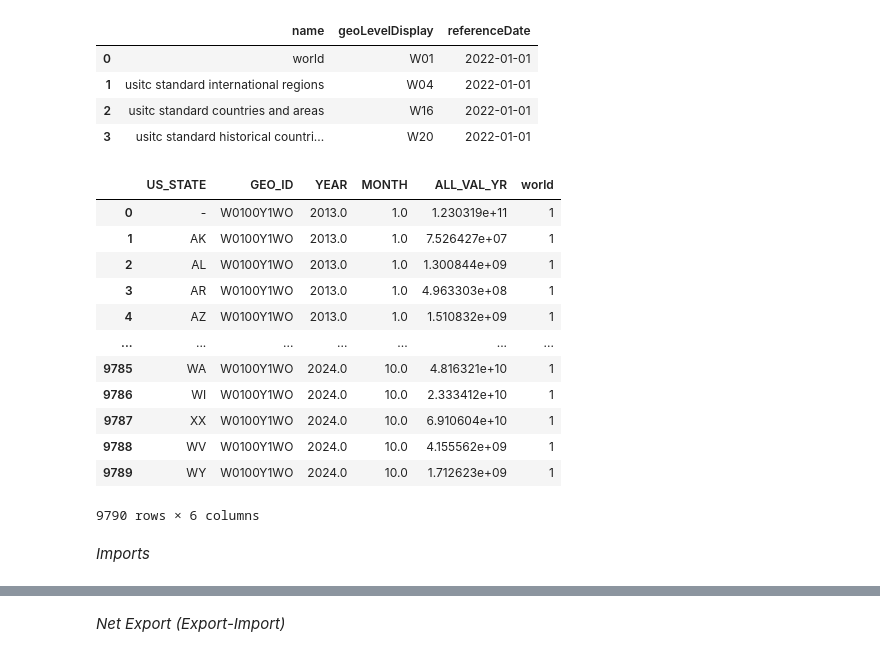
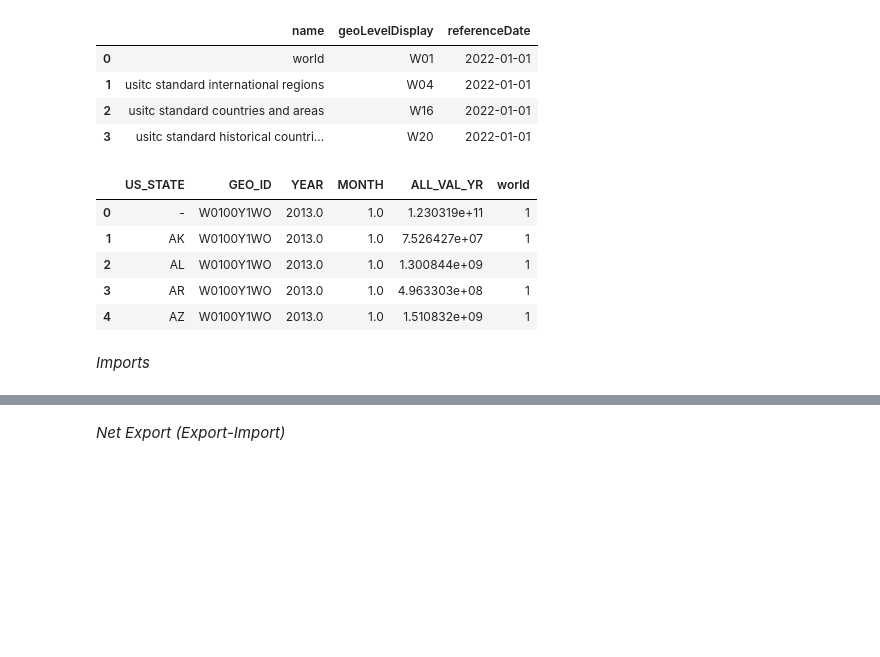
Before and after one commit to JiaYue-Ong/quarto_template, a Jupyter notebook: analysis/1.1-Get_Data.ipynb, the cells around one changed output, grey strips where cells are left out. Cells and saved outputs as stored; diff of their text form; code cells hidden in the pictures; blank space fills up the shorter version.

```diff
--- a/analysis/1.1-Get_Data.ipynb
+++ b/analysis/1.1-Get_Data.ipynb
@@ -204,32 +178,25 @@ US_export.geographies['fips']
 # %%
 US_export_data = US_export.query(
     cols=["US_STATE", "GEO_ID","YEAR","MONTH","ALL_VAL_YR"],
     geo_unit="world:*",
     )
 
 for variable in ["YEAR","MONTH","ALL_VAL_YR"]:
     US_export_data[variable] = US_export_data[variable].astype(float)
 
-US_export_data
+US_export_data.head(n=5)
 # %% [output]
 |  | US_STATE | GEO_ID | YEAR | MONTH | ALL_VAL_YR | world |
 | 0 | - | W0100Y1WO | 2013.0 | 1.0 | 1.230319e+11 | 1 |
 | 1 | AK | W0100Y1WO | 2013.0 | 1.0 | 7.526427e+07 | 1 |
 | 2 | AL | W0100Y1WO | 2013.0 | 1.0 | 1.300844e+09 | 1 |
 | 3 | AR | W0100Y1WO | 2013.0 | 1.0 | 4.963303e+08 | 1 |
 | 4 | AZ | W0100Y1WO | 2013.0 | 1.0 | 1.510832e+09 | 1 |
-| ... | ... | ... | ... | ... | ... | ... |
-| 9785 | WA | W0100Y1WO | 2024.0 | 10.0 | 4.816321e+10 | 1 |
-| 9786 | WI | W0100Y1WO | 2024.0 | 10.0 | 2.333412e+10 | 1 |
-| 9787 | XX | W0100Y1WO | 2024.0 | 10.0 | 6.910604e+10 | 1 |
-| 9788 | WV | W0100Y1WO | 2024.0 | 10.0 | 4.155562e+09 | 1 |
-| 9789 | WY | W0100Y1WO | 2024.0 | 10.0 | 1.712623e+09 | 1 |
-9790 rows × 6 columns
+# %% [markdown]
+*Imports*
 # %%
 # Filter data for December 2023
 US_export_2023 = US_export_data[(US_export_data['YEAR'] == 2023) & (US_export_data['MONTH'] == 12)]
-# %% [markdown]
-*Imports*
 # %%
 cenpy.explorer.explain("ITMONTHLYIMPORTSSTATENAICS")
 US_import = cenpy.remote.APIConnection('ITMONTHLYIMPORTSSTATENAICS')
```
Also changed, not shown: parts of 12 cells of this notebook, 13 other files.
